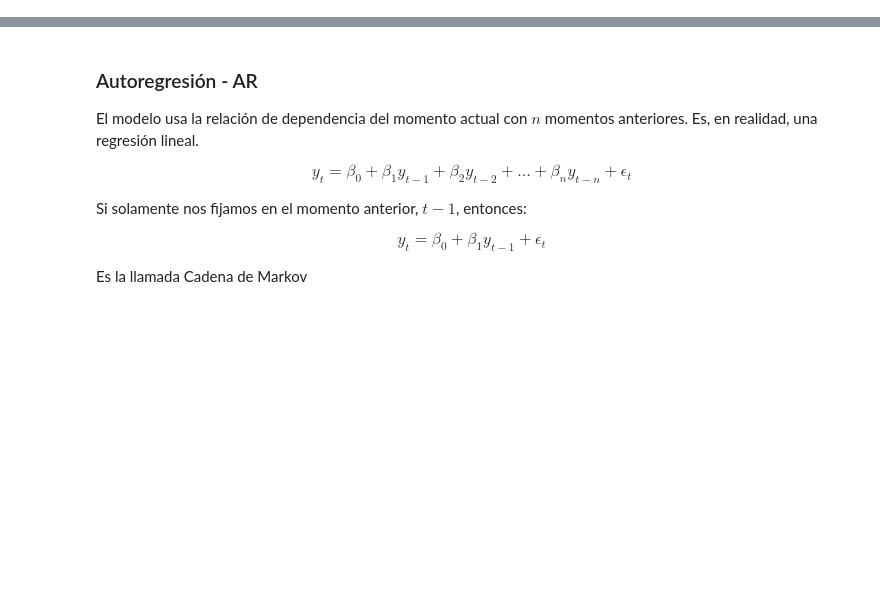
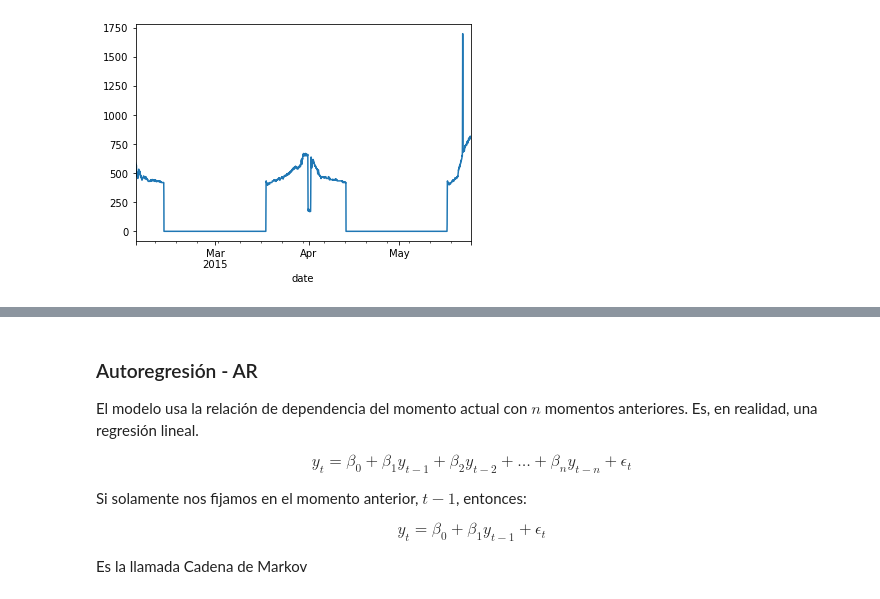
Before and after one commit to Ironhack-Data-Madrid-Agosto-2022/Apuntes-de-clase, a Jupyter notebook: semana_8/1.1 - Series Temporales.ipynb, the cells around one changed output, grey strips where cells are left out. Drawn from its saved outputs; the diff is of its cells as text; code cells hidden in the pictures; blank space fills up the shorter version.

```diff
--- a/semana_8/1.1 - Series Temporales.ipynb
+++ b/semana_8/1.1 - Series Temporales.ipynb
@@ -4,0 +85,4 @@
+# %%
+df.Light.plot();
+# %% [output]
+[figure, added]
```
Also changed, not shown: parts of 52 cells of this notebook, 1 other file.
